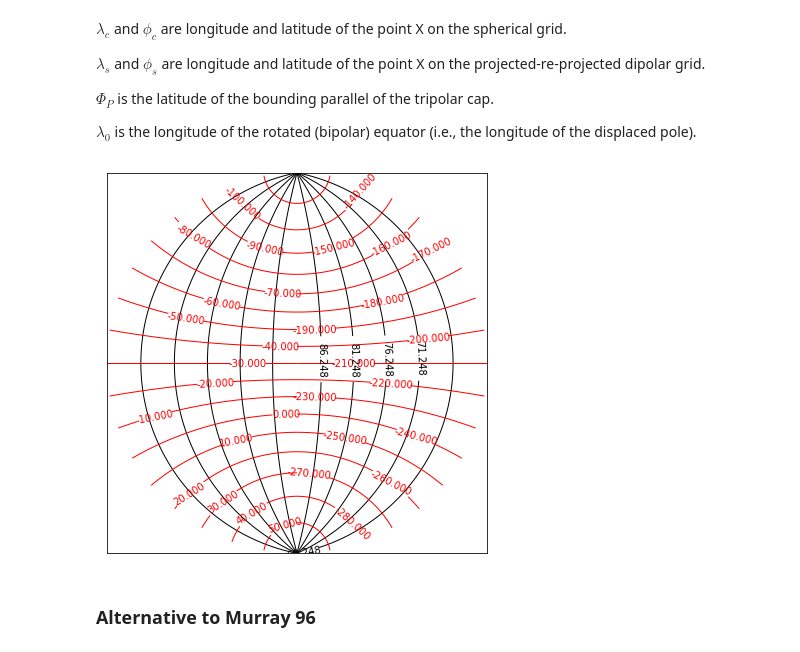
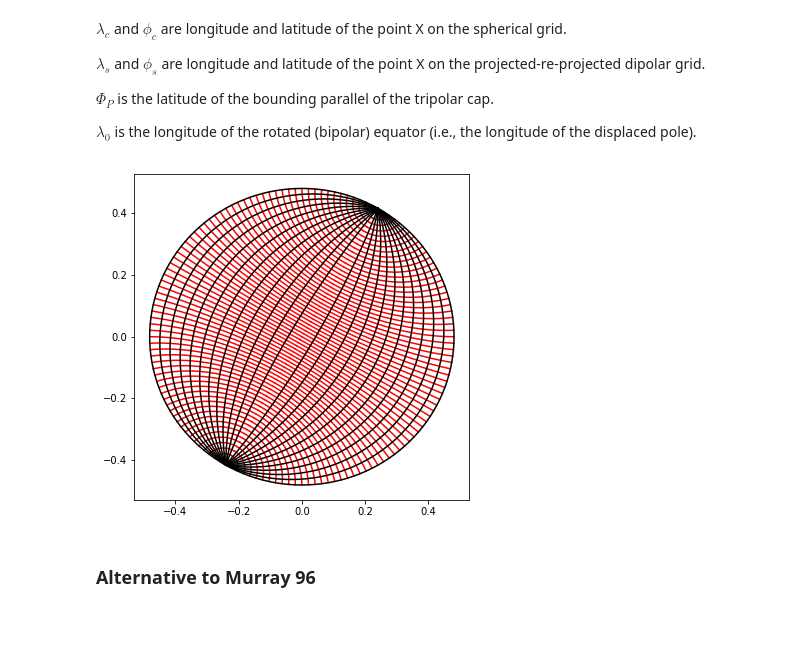
Before and after one commit to nikizadehgfdl/grid_generation, a Jupyter notebook: ocean_grid_tripolar.25.ipynb, the cells around one changed output. Cells and saved outputs as stored; diff of their text form; code cells hidden in the pictures; blank space fills up the shorter version.

```diff
--- a/ocean_grid_tripolar.25.ipynb
+++ b/ocean_grid_tripolar.25.ipynb
@@ -94,57 +156,42 @@ $\Phi_P$ is  the latitude of the bounding parallel of the tripolar cap.
 
 $\lambda_0$ is the longitude of the rotated (bipolar) equator (i.e., the longitude of the displaced pole).
 # %%
-#Spherical grid
-nytot = ny_ncap
-nxtot = nx
-leny=lenlat
-lenx=lenlon
-jindp=np.arange(nytot+1);iindp=np.arange(nxtot+1)
-sp_y=lat_p+jindp*leny/nytot  #array([61.24769287, 61.36850088, ..., 89.87919199, 90.  ])
-sp_x=lon_p+iindp*lenx/nxtot
-sp_grid_x = np.tile(sp_x,(nytot+1,1)) #(239, 2881)
-sp_grid_y = np.tile(sp_y.reshape((nytot+1,1)),(1,nxtot+1)) #(239, 2881)
-
-def mdist(x1,x2):
-  """Returns positive distance modulo 360."""
-  a=np.mod(x1-x2+720.,360.)
-  b=np.mod(x2-x1+720.,360.)
-  d=np.minimum(a,b)
-  return d
 
 rp_M=np.tan(0.5*(0.5*np.pi - (sp_grid_y[0])*PI_180)) #Murray section 2.2 before Eq(6) r_p=tan(\phi_P\prime /2)
                                                    #where \phi_P is the latitude of the bounding parrallel lat0
 ##MIDAS lon,lat=self.tp_trans():
 ##MIDAS lamc=self.bp_lon() #Why is this lon?
 chi_M=2.0*np.arctan(np.tan(0.5*(0.5*np.pi-sp_grid_y*PI_180))/rp_M) #Murray Inverse of Eq(5b)
 #lamc = 0.5*np.pi - chi  #Why??????????
 #lamc[:,:(nxtot//2)] = lamc[:,:(nxtot//2)] - np.pi/2
 #lamc[:,(nxtot//2):] =-lamc[:,(nxtot//2):] + np.pi/2
 #OR equivalently
 lamc_M = - chi_M  #Why??????????
 lamc_M[:,:(nxtot//2)] =  lamc_M[:,:(nxtot//2)]
 lamc_M[:,(nxtot//2):] =- lamc_M[:,(nxtot//2):]
 ##phic=self.bp_colat() #Why is this co-lat in  MIDAS?
 phic_M=mdist(sp_grid_x,lon_p) *PI_180
 ##phic=(sp_grid_x-lon0) *PI_180
 chic_M =np.arccos(np.sin(phic_M)*np.cos(lamc_M))    #Murray Eq(6) assuming phic is 90-phic !! ***********??
 #chic =np.arccos(np.cos(phic)*np.cos(lamc))    #Murray Eq(6) the grid does not make sense !!
-tp_grid_y_M = 90 - np.arctan(rp_M*np.tan(chic_M/2.0)) * 2/PI_180 #Murray Eq(5b) for \phi_s
-tp_grid_x_M = np.arctan(np.tan(phic_M)*np.sin(lamc_M)) /PI_180   #Murray part of Eq(5a)  assuming phic is 90-phic !!
+phis_M = 90 - np.arctan(rp_M*np.tan(chic_M/2.0)) * 2/PI_180 #Murray Eq(5b) for \phi_s
+lams_M = np.arctan(np.tan(phic_M)*np.sin(lamc_M)) /PI_180   #Murray part of Eq(5a)  assuming phic is 90-phic !!
 #The following gymnastics in Midas is missing from Murray paper.
 #Does this accomplish 90-atan(sin(\lambda_c)tan(\phi_c))?
-tp_grid_x_M[:,:nxtot//4]=-tp_grid_x_M[:,:nxtot//4]
-tp_grid_x_M[:,nxtot//4]=90.0
-tp_grid_x_M[:,nxtot//4+1:nxtot//2]=180.0-tp_grid_x_M[:,nxtot//4+1:nxtot//2]
-tp_grid_x_M[:,nxtot//2]=180.
-tp_grid_x_M[:,nxtot//2+1:3*nxtot//4]=180.0-tp_grid_x_M[:,nxtot//2+1:3*nxtot//4]
-tp_grid_x_M[:,3*nxtot//4]=270.
-tp_grid_x_M[:,3*nxtot//4+1:]=360.-tp_grid_x_M[:,3*nxtot//4+1:]
-tp_grid_x_M = tp_grid_x_M + lon_p #Murray part of Eq(5a)
+lams_M[:,:nxtot//4]=-lams_M[:,:nxtot//4]
+lams_M[:,nxtot//4]=90.0
+lams_M[:,nxtot//4+1:nxtot//2]=180.0-lams_M[:,nxtot//4+1:nxtot//2]
+lams_M[:,nxtot//2]=180.
+lams_M[:,nxtot//2+1:3*nxtot//4]=180.0-lams_M[:,nxtot//2+1:3*nxtot//4]
+lams_M[:,3*nxtot//4]=270.
+lams_M[:,3*nxtot//4+1:]=360.-lams_M[:,3*nxtot//4+1:]
+lams_M = lams_M + lon_p #Murray part of Eq(5a)
 
-plot_grid( tp_grid_x_M,tp_grid_y_M, sp_grid_x,sp_grid_y,lon0=lon_p, lat0=lat_p, dlat=10, dlon=5)
+#plot_grid( lams_M,phis_M, lam_cap,phi_cap,lon0=lon_p, lat0=lat_p, dlat=10, dlon=5)
+plt.figure(figsize=(6,6))
+plot_mesh_in_xyz(lams_M, phis_M, stride=20)
 # %% [output]
-[figure, old version]
+[figure, new version]
 # %% [markdown]
 ### Alternative to Murray 96
 # %% [markdown]
```
Also changed, not shown: parts of 28 cells of this notebook, 3 other files.
